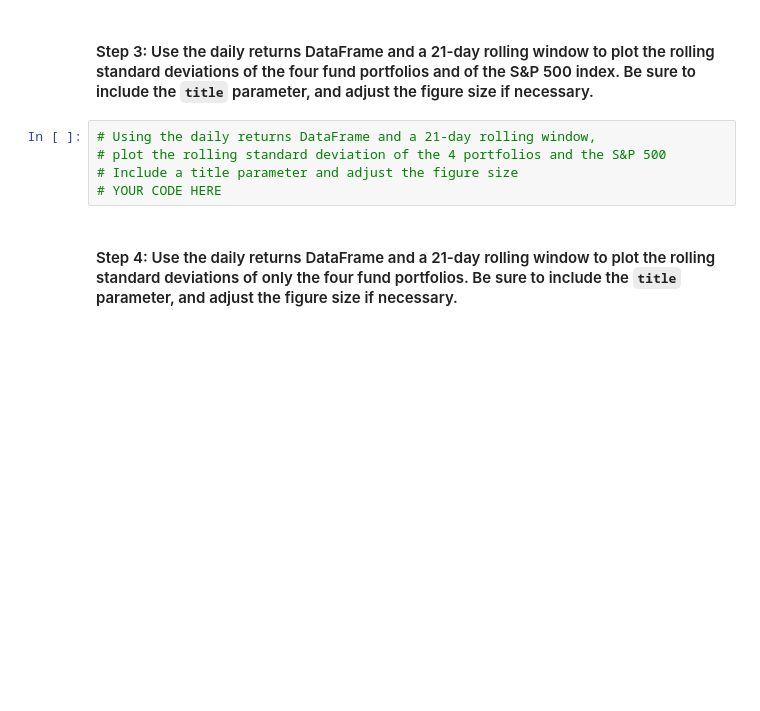
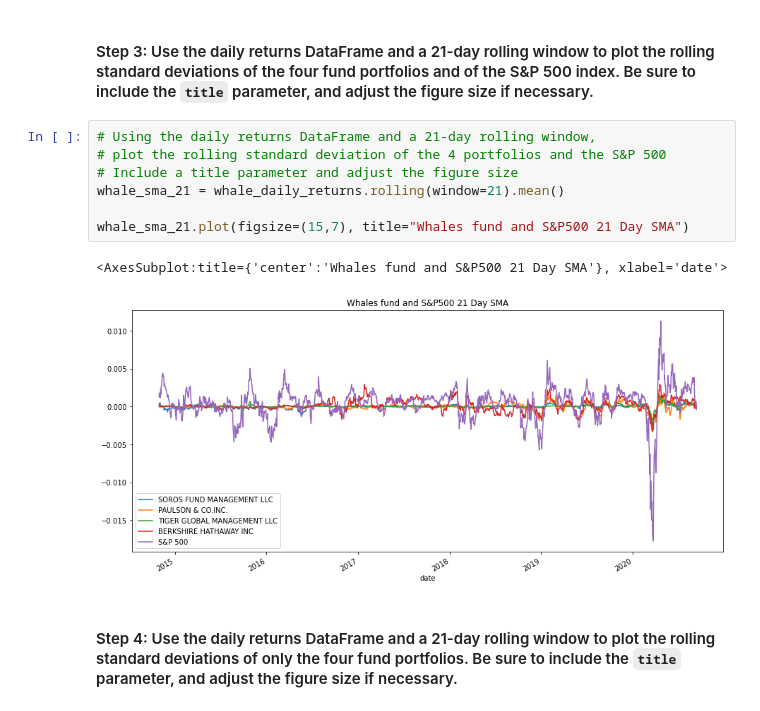
Before and after one commit to Knyazhna/Analyzing_Portfolio_Risk_and_Return, a Jupyter notebook: Starter_Code_3/risk_return_analysis.ipynb, the cells around one changed output. Cells and saved outputs as stored; diff of their text form; blank space fills up the shorter version.

```diff
--- a/Starter_Code_3/risk_return_analysis.ipynb
+++ b/Starter_Code_3/risk_return_analysis.ipynb
@@ -265,8 +282,13 @@ Evaluate the risk profile of each portfolio by using the standard deviation and
 # %%
 # Using the daily returns DataFrame and a 21-day rolling window,
 # plot the rolling standard deviation of the 4 portfolios and the S&P 500
 # Include a title parameter and adjust the figure size
-# YOUR CODE HERE
+whale_sma_21 = whale_daily_returns.rolling(window=21).mean()
+
+whale_sma_21.plot(figsize=(15,7), title="Whales fund and S&P500 21 Day SMA")
+# %% [output]
+<AxesSubplot:title={'center':'Whales fund and S&P500 21 Day SMA'}, xlabel='date'>
+[figure, added]
 # %% [markdown]
 #### Step 4: Use the daily returns DataFrame and a 21-day rolling window to plot the rolling standard deviations of only the four fund portfolios. Be sure to include the `title` parameter, and adjust the figure size if necessary.
 # %%
```
Also changed, not shown: parts of 4 cells of this notebook.
